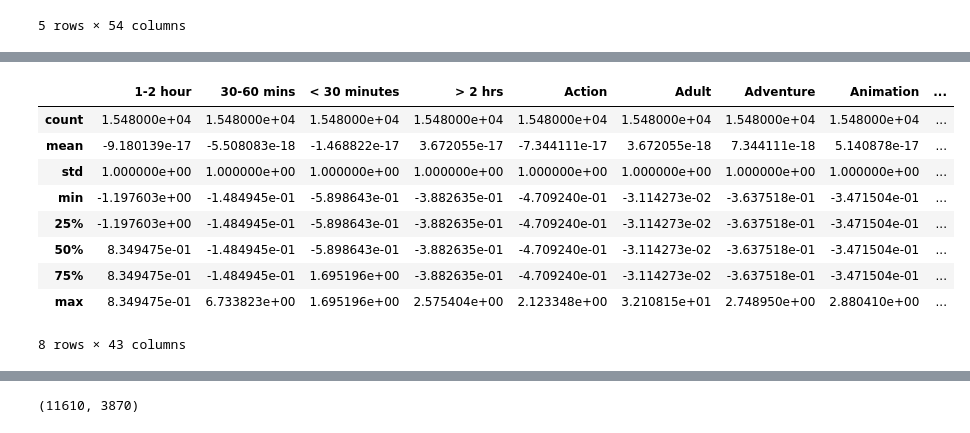
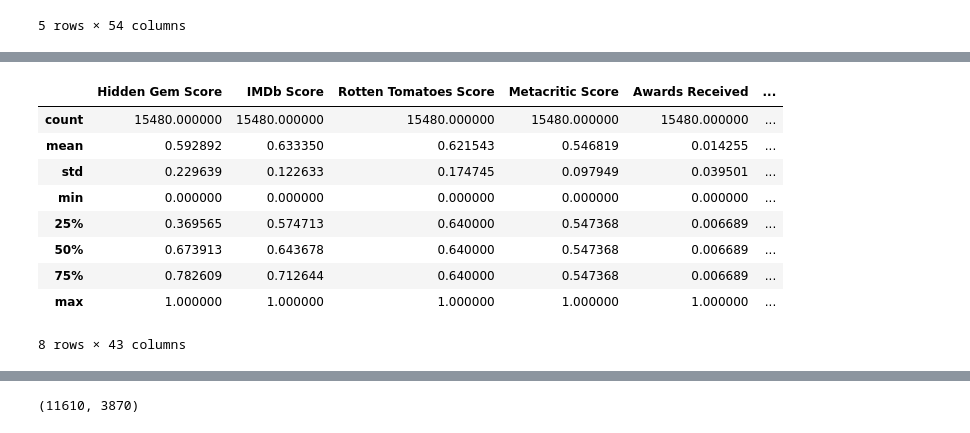
Before and after one commit to arteboss/ml_course, a Jupyter notebook: Netflix.ipynb, the cells around one changed output, grey strips where cells are left out. Drawn from its saved outputs; the diff is of its cells as text; code cells hidden in the pictures.

```diff
--- a/Netflix.ipynb
+++ b/Netflix.ipynb
@@ -114,8 +113,15 @@ Production House         10331
 IMDb Votes                2101
 huge_boxoffice               0
 dtype: int64
-# %%
-data_raw.fillna(data_raw.median(axis = 0), axis=0 , inplace=True)
+# %%
+data_raw["Hidden Gem Score"].fillna(data_raw["Hidden Gem Score"].median(axis = 0), axis=0 , inplace=True)
+data_raw["IMDb Score"].fillna(data_raw["IMDb Score"].median(axis = 0), axis=0 , inplace=True)
+data_raw["Rotten Tomatoes Score"].fillna(data_raw["Rotten Tomatoes Score"].median(axis = 0), axis=0 , inplace=True)
+data_raw["Metacritic Score"].fillna(data_raw["Metacritic Score"].median(axis = 0), axis=0 , inplace=True)
+data_raw["Awards Received"].fillna(data_raw["Awards Received"].median(axis = 0), axis=0 , inplace=True)
+data_raw["Awards Nominated For"].fillna(data_raw["Awards Nominated For"].median(axis = 0), axis=0 , inplace=True)
+data_raw["Boxoffice"].fillna(data_raw["Boxoffice"].median(axis = 0), axis=0 , inplace=True)
+data_raw["IMDb Votes"].fillna(data_raw["IMDb Votes"].median(axis = 0), axis=0 , inplace=True)
 # %%
 data_raw.isna().sum()
 # %% [output]
@@ -154,3 +160,7 @@ data_raw.head()
 | 3 | ANNE+ | TV Dramas,Romantic TV Dramas,Dutc... | Turkish | 7.7 | Belgium,Netherlands | NaN | NaN | Vahide Perçin, Gonca Vuslateri, C... | ... |
 | 4 | Moxie | Social Issue Dramas,Teen Movies,D... | English | 8.1 | Lithuania,Poland,France,Iceland,I... | Stephen Irwin | NaN | Ragga Gudrun | ... |
 5 rows × 54 columns
+# %%
+data_raw.drop(['Title', 'Tags', 'Languages',
+       'Country Availability', 'Director', 'Writer', 'Actors', 'View Rating', 'Release Date',
+       'Netflix Release Date', 'Production House'], axis=1, inplace = True)
@@ -157,14 +177,14 @@ data_raw.head()
 # %%
-data_stand = (data_raw - data_raw.mean(axis = 0))/data_raw.std(axis = 0)
-data_stand.describe()
+data_raw = (data_raw - data_raw.min(axis=0)) / (data_raw.max(axis=0) - data_raw.min(axis=0))
+data_raw.describe()
 # %% [output]
-|  | 1-2 hour | 30-60 mins | < 30 minutes | > 2 hrs | Action | Adult | Adventure | Animation | ... |
-| count | 1.548000e+04 | 1.548000e+04 | 1.548000e+04 | 1.548000e+04 | 1.548000e+04 | 1.548000e+04 | 1.548000e+04 | 1.548000e+04 | ... |
-| mean | -9.180139e-17 | -5.508083e-18 | -1.468822e-17 | 3.672055e-17 | -7.344111e-17 | 3.672055e-18 | 7.344111e-18 | 5.140878e-17 | ... |
-| std | 1.000000e+00 | 1.000000e+00 | 1.000000e+00 | 1.000000e+00 | 1.000000e+00 | 1.000000e+00 | 1.000000e+00 | 1.000000e+00 | ... |
-| min | -1.197603e+00 | -1.484945e-01 | -5.898643e-01 | -3.882635e-01 | -4.709240e-01 | -3.114273e-02 | -3.637518e-01 | -3.471504e-01 | ... |
-| 25% | -1.197603e+00 | -1.484945e-01 | -5.898643e-01 | -3.882635e-01 | -4.709240e-01 | -3.114273e-02 | -3.637518e-01 | -3.471504e-01 | ... |
-| 50% | 8.349475e-01 | -1.484945e-01 | -5.898643e-01 | -3.882635e-01 | -4.709240e-01 | -3.114273e-02 | -3.637518e-01 | -3.471504e-01 | ... |
-| 75% | 8.349475e-01 | -1.484945e-01 | 1.695196e+00 | -3.882635e-01 | -4.709240e-01 | -3.114273e-02 | -3.637518e-01 | -3.471504e-01 | ... |
-| max | 8.349475e-01 | 6.733823e+00 | 1.695196e+00 | 2.575404e+00 | 2.123348e+00 | 3.210815e+01 | 2.748950e+00 | 2.880410e+00 | ... |
+|  | Hidden Gem Score | IMDb Score | Rotten Tomatoes Score | Metacritic Score | Awards Received | ... |
+| count | 15480.000000 | 15480.000000 | 15480.000000 | 15480.000000 | 15480.000000 | ... |
+| mean | 0.592892 | 0.633350 | 0.621543 | 0.546819 | 0.014255 | ... |
+| std | 0.229639 | 0.122633 | 0.174745 | 0.097949 | 0.039501 | ... |
+| min | 0.000000 | 0.000000 | 0.000000 | 0.000000 | 0.000000 | ... |
+| 25% | 0.369565 | 0.574713 | 0.640000 | 0.547368 | 0.006689 | ... |
+| 50% | 0.673913 | 0.643678 | 0.640000 | 0.547368 | 0.006689 | ... |
+| 75% | 0.782609 | 0.712644 | 0.640000 | 0.547368 | 0.006689 | ... |
+| max | 1.000000 | 1.000000 | 1.000000 | 1.000000 | 1.000000 | ... |
 8 rows × 43 columns
```
Also changed, not shown: parts of 12 cells of this notebook.
